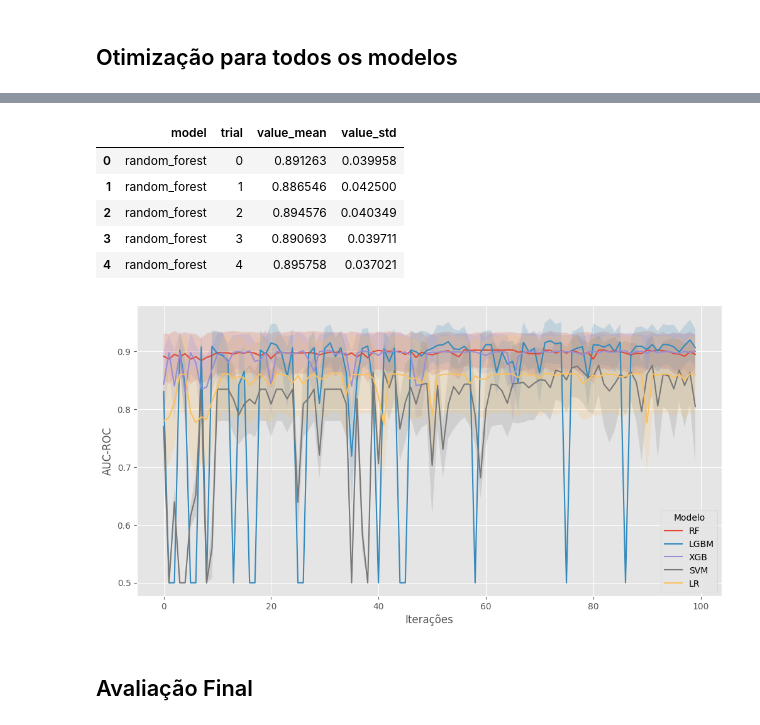
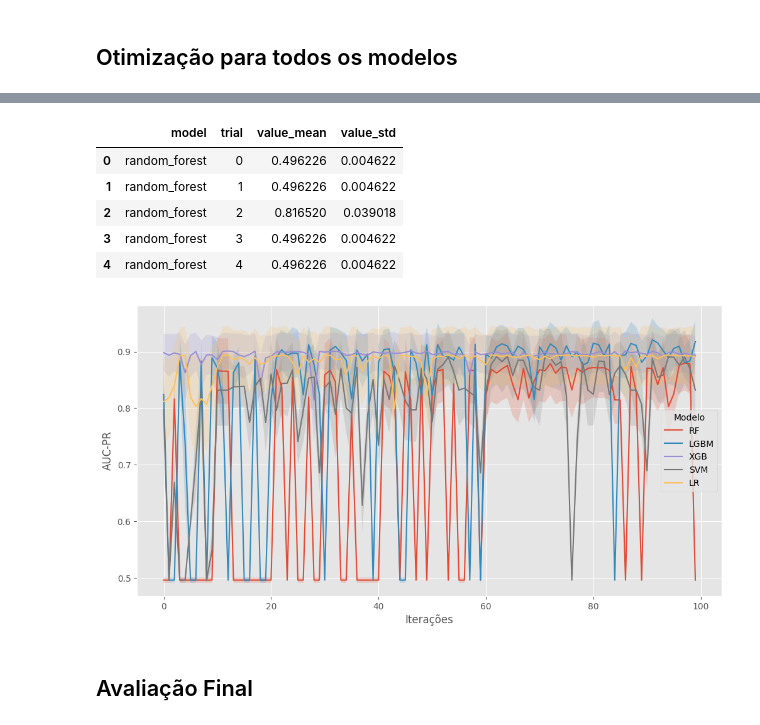
Before and after one commit to roaraujo/ML-FTW-EEG, a Jupyter notebook: 01_1-ML_EEG.ipynb, the cells around one changed output, grey strips where cells are left out. Saved outputs shown, nothing was run; the diff lists cells and outputs as text; code cells hidden in the pictures.

```diff
--- a/01_1-ML_EEG.ipynb
+++ b/01_1-ML_EEG.ipynb
@@ -172,8 +172,8 @@ def extract_wavelet_features(X, wavelet='db4', level=3):
     - features: array (n_amostras, n_features)
     - feature_names: lista de nomes das features
     """
-    dimension_names = ['Canal1_Fp1', 'Canal2_Fp2', 'Canal3_Cz',
-                        'Canal4_Pz', 'Canal5_O1', 'Canal6_O2']
+    dimension_names = ['Canal_1', 'Canal_2', 'Canal_3',
+                        'Canal_4', 'Canal_5', 'Canal_6']
 
     features = []
     feature_names = []
@@ -217,13 +217,14 @@ from sklearn.svm import SVC
 from sklearn.linear_model import LogisticRegression
 from sklearn.model_selection import cross_val_score, StratifiedKFold
 from sklearn.metrics import f1_score, accuracy_score, roc_auc_score, recall_score, precision_score
+from sklearn.model_selection import TimeSeriesSplit
 
 def objective(trial, model_name):
     if model_name == 'random_forest':
         n_estimators = trial.suggest_int('n_estimators', 50, 1000)
         max_depth = trial.suggest_int('max_depth', 5, 50)
-        min_samples_split = trial.suggest_int('min_samples_split', 2, 20)
-        min_samples_leaf = trial.suggest_int('min_samples_leaf', 1, 20)
+        min_samples_split = trial.suggest_int('min_samples_split', 20, 300)
+        min_samples_leaf = trial.suggest_int('min_samples_leaf', 20, 300)
         max_features = trial.suggest_categorical('max_features', ['sqrt', 'log2'])
 
         clf = RandomForestClassifier(
@@ -237,11 +238,11 @@ def objective(trial, model_name):
         )
 
     elif model_name == 'lightgbm':
-        num_leaves = trial.suggest_int('num_leaves', 16, 128)
-        learning_rate = trial.suggest_float('learning_rate', 1e-4, 0.1, log=True)
+        num_leaves = trial.suggest_int('num_leaves', 4, 64)
+        learning_rate = trial.suggest_float('learning_rate', 1e-4, 0.05)
         n_estimators = trial.suggest_int('n_estimators', 50, 1000)
         max_depth = trial.suggest_int('max_depth', 5, 50)
-        min_child_samples = trial.suggest_int('min_child_samples', 5, 300)
+        min_child_samples = trial.suggest_int('min_child_samples', 20, 300)
 
         clf = LGBMClassifier(
             boosting_type='goss',
@@ -256,7 +257,7 @@ def objective(trial, model_name):
 
     elif model_name == 'xgboost':
         max_depth = trial.suggest_int('max_depth', 5, 50)
-        learning_rate = trial.suggest_float('learning_rate', 1e-4, 0.1, log=True)
+        learning_rate = trial.suggest_float('learning_rate', 1e-4, 0.05)
         n_estimators = trial.suggest_int('n_estimators', 50, 1000)
 
         clf = XGBClassifier(
@@ -300,10 +301,10 @@ def objective(trial, model_name):
     cv = StratifiedKFold(n_splits=5, shuffle=True, random_state=42)
     scores = cross_val_score(
         clf, X_train_feat, y_train,
-        scoring='roc_auc', cv=cv, n_jobs=-1
+        scoring='average_precision', cv=cv, n_jobs=-1
     )
 
-    trial.set_user_attr("std_roc_auc", np.std(scores))
+    trial.set_user_attr("std_pr_auc", np.std(scores))
 
     return np.mean(scores)
 # %% [markdown]
@@ -330,7 +331,7 @@ for model in models:
             'model': model,
             'trial': t.number,
             'value_mean': t.value,
-            'value_std': t.user_attrs.get("std_roc_auc")
+            'value_std': t.user_attrs.get("std_pr_auc")
         })
 
 df_results = pd.DataFrame(results)
@@ -450,11 +451,11 @@ Best params for logistic_regression: {'C': 0.04022850507672046, 'penalty': 'l2'}
 df_results.head()
 # %% [output]
 |  | model | trial | value_mean | value_std |
-| 0 | random_forest | 0 | 0.891263 | 0.039958 |
-| 1 | random_forest | 1 | 0.886546 | 0.042500 |
-| 2 | random_forest | 2 | 0.894576 | 0.040349 |
-| 3 | random_forest | 3 | 0.890693 | 0.039711 |
-| 4 | random_forest | 4 | 0.895758 | 0.037021 |
+| 0 | random_forest | 0 | 0.496226 | 0.004622 |
+| 1 | random_forest | 1 | 0.496226 | 0.004622 |
+| 2 | random_forest | 2 | 0.816520 | 0.039018 |
+| 3 | random_forest | 3 | 0.496226 | 0.004622 |
+| 4 | random_forest | 4 | 0.496226 | 0.004622 |
 # %%
 df_results.to_csv('results_selfregulation.csv', index=False)
 # %%
@@ -472,32 +473,32 @@ df_results["model_short"] = df_results["model"].map(model_name_map)
 # %%
 import matplotlib.pyplot as plt
 import seaborn as sns
 
 plt.figure(figsize=(12, 6))
 sns.lineplot(
     data=df_results,
     x="trial",
     y="value_mean",
     hue="model_short",
     # marker="o"
 )
 
 for model in df_results["model_short"].unique():
     subset = df_results[df_results["model_short"] == model]
     plt.fill_between(
         subset["trial"],
         subset["value_mean"] - subset["value_std"],
         subset["value_mean"] + subset["value_std"],
         alpha=0.2
     )
 
 # plt.title("Desempenho dos Modelos ao longo das Interações")
 plt.xlabel("Iterações")
-plt.ylabel("AUC-ROC")
+plt.ylabel("AUC-PR")
 plt.legend(title="Modelo")
 plt.grid(True)
 # %% [output]
-[figure, old version]
+[figure, new version]
 # %% [markdown]
 ## Avaliação Final
 # %%
```
Also changed, not shown: parts of 13 cells of this notebook, 10 other files.
